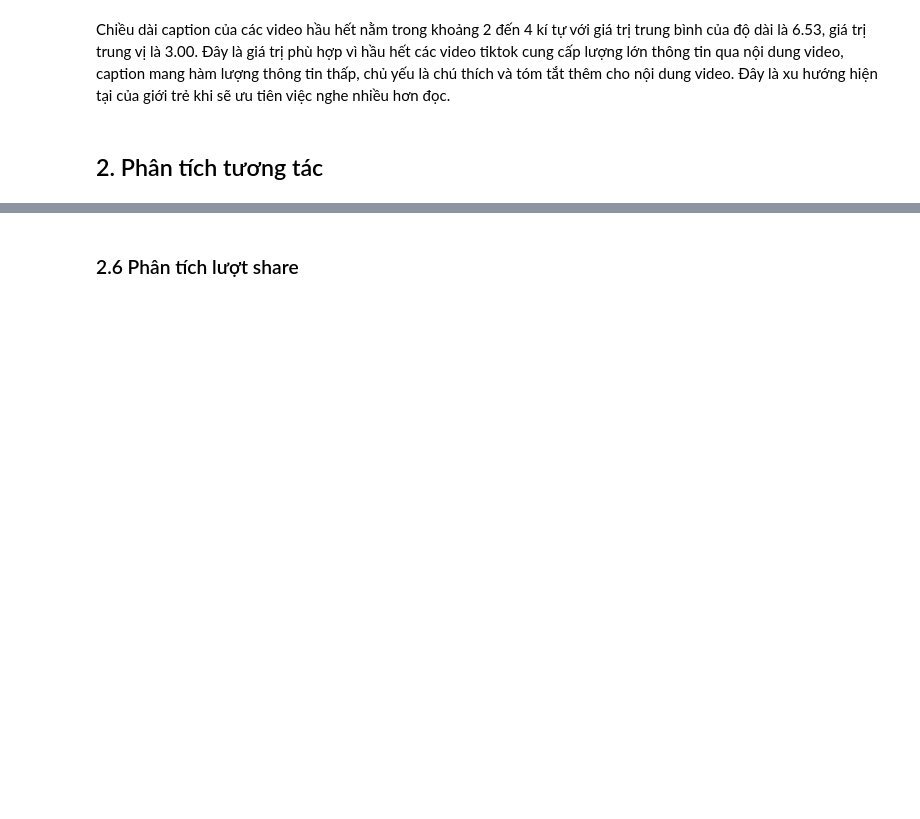
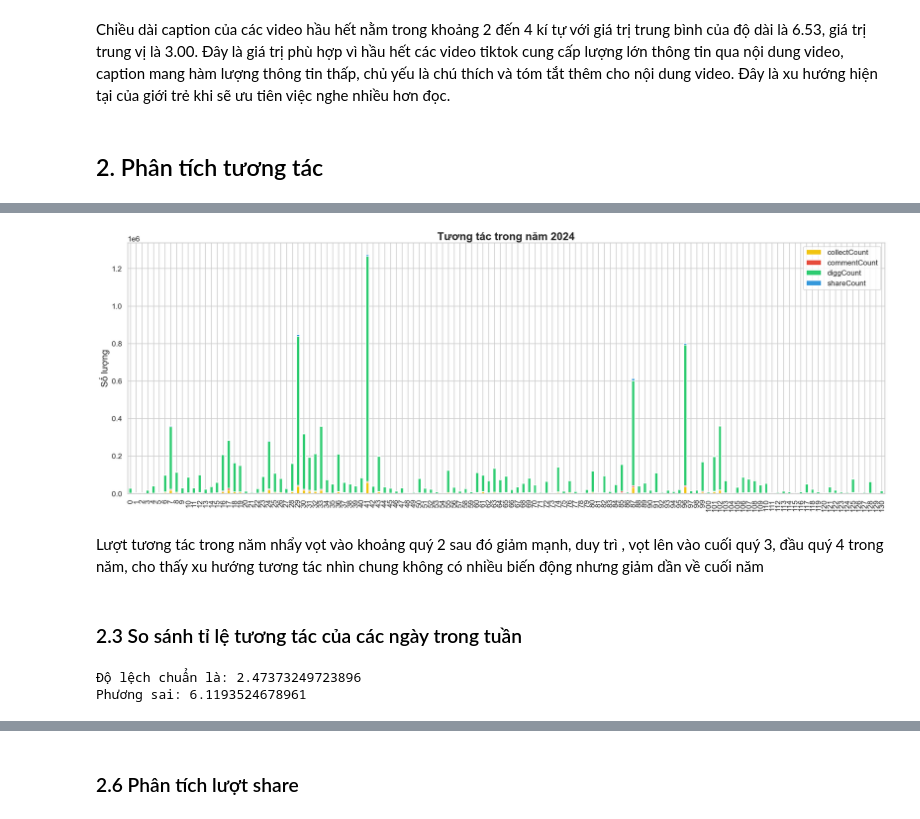
Before and after one commit to dattotien/Tiktok_profile, a Jupyter notebook: BTL.ipynb, the cells around one changed output, grey strips where cells are left out. Drawn from its saved outputs; the diff is of its cells as text; code cells hidden in the pictures; blank space fills up the shorter version.

```diff
--- a/BTL.ipynb
+++ b/BTL.ipynb
@@ -860,0 +980,15 @@ Chiều dài caption của các video hầu hết nằm trong khoảng 2 đến
+# %%
+reaction_count_2024 = read_df[read_df['year'] == 2024][['collectCount', 'commentCount', 'diggCount', 'shareCount']]
+reaction_count_2024.plot(kind='bar', stacked=True, figsize=(30, 10), color=['#f1c40f', '#e74c3c', '#2ecc71', '#3498db'])
+
+plt.title('Tương tác trong năm 2024', fontsize=24, fontweight='bold')
+plt.xlabel('', fontsize=20)
+plt.ylabel('Số lượng', fontsize=20)
+
+plt.show()
+# %% [output]
+[figure, added]
+# %% [markdown]
+Lượt tương tác trong năm nhẩy vọt vào khoảng quý 2 sau đó giảm mạnh, duy trì , vọt lên vào cuối quý 3, đầu quý 4 trong năm, cho thấy xu hướng tương tác nhìn chung không có nhiều biến động nhưng giảm dần về cuối năm
+# %% [markdown]
+### 2.3 So sánh tỉ lệ tương tác của các ngày trong tuần
@@ -860,0 +999,7 @@ Chiều dài caption của các video hầu hết nằm trong khoảng 2 đến
+# %%
+
+print('Độ lệch chuẩn là: ' + str(reaction_by_week['rate of reaction'].std()))
+print('Phương sai: ' + str(reaction_by_week['rate of reaction'].var()))
+# %% [output]
+Độ lệch chuẩn là: 2.47373249723896
+Phương sai: 6.1193524678961
```
Also changed, not shown: parts of 20 cells of this notebook.
